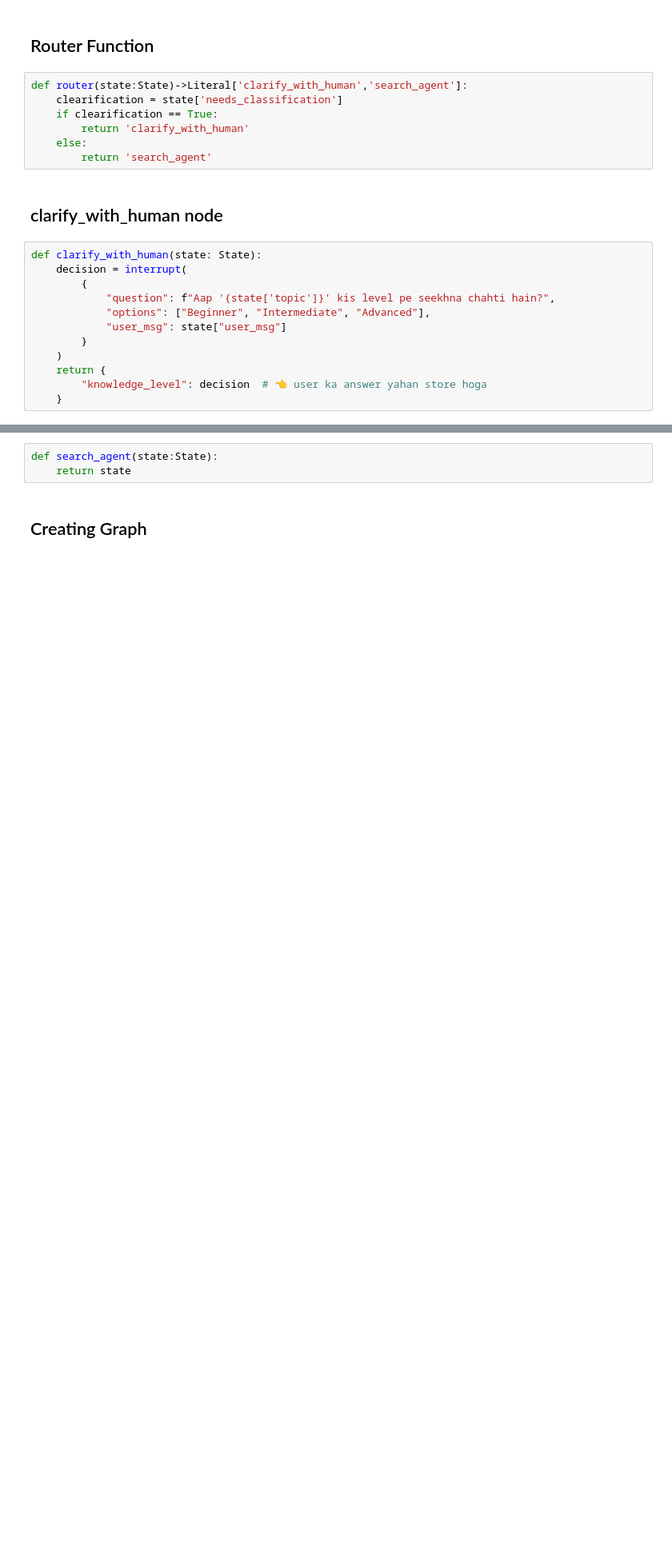
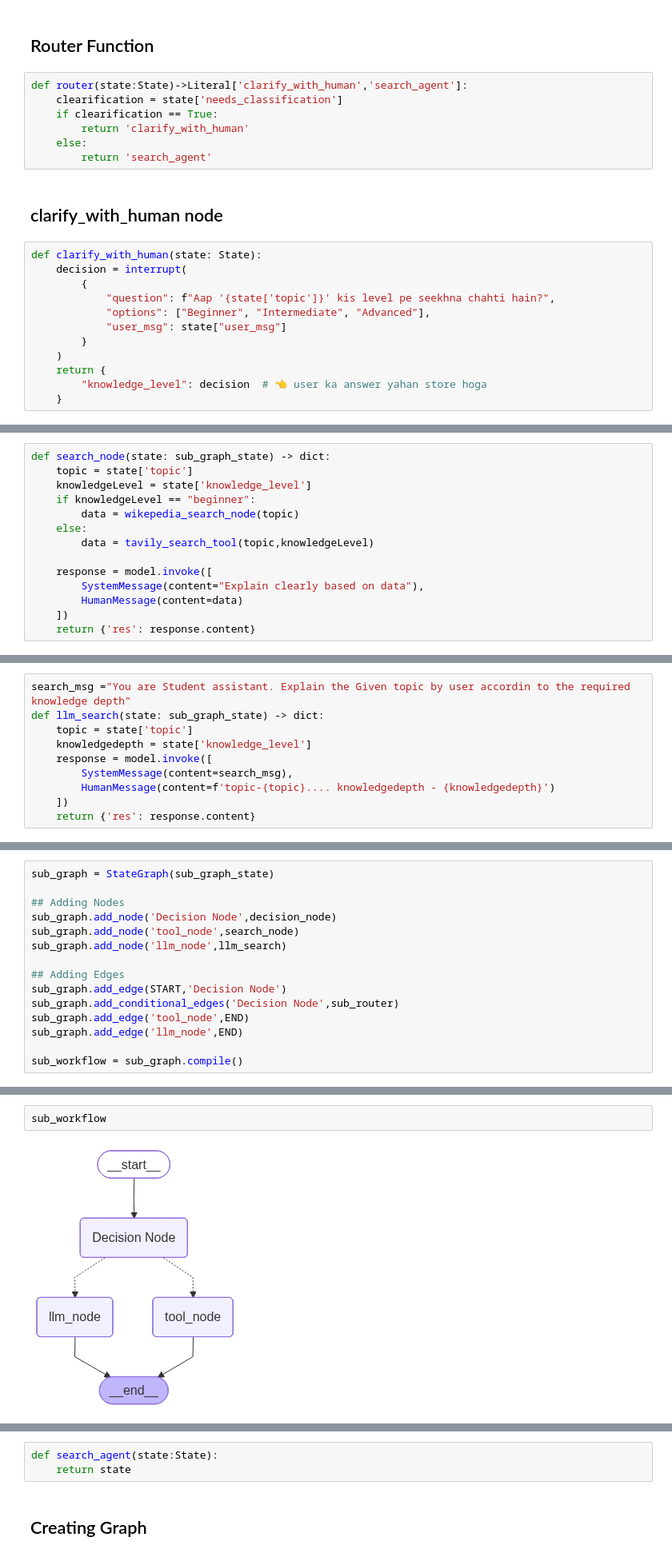
Before and after one commit to AmnaAli45/AI-Study-Budy---Multi-Agent-Workflow, a Jupyter notebook: project.ipynb, the cells around one changed output, grey strips where cells are left out. Shown at 80% size. Cells and saved outputs as stored; diff of their text form; blank space fills up the shorter version.

Commit message:
Sub graph is created that will work as a searchagent

```diff
--- a/project.ipynb
+++ b/project.ipynb
@@ -83,0 +171,14 @@ def clarify_with_human(state: State):
+# %%
+def search_node(state: sub_graph_state) -> dict:
+    topic = state['topic']
+    knowledgeLevel = state['knowledge_level']
+    if knowledgeLevel == "beginner":
+        data = wikepedia_search_node(topic)
+    else:
+        data = tavily_search_tool(topic,knowledgeLevel)
+
+    response = model.invoke([
+        SystemMessage(content="Explain clearly based on data"),
+        HumanMessage(content=data)
+    ])
+    return {'res': response.content}
@@ -83,0 +187,10 @@ def clarify_with_human(state: State):
+# %%
+search_msg ="You are Student assistant. Explain the Given topic by user accordin to the required knowledge depth"
+def llm_search(state: sub_graph_state) -> dict:
+    topic = state['topic']
+    knowledgedepth = state['knowledge_level']
+    response = model.invoke([
+        SystemMessage(content=search_msg),
+        HumanMessage(content=f'topic-{topic}.... knowledgedepth - {knowledgedepth}')
+    ])
+    return {'res': response.content}
@@ -83,0 +199,15 @@ def clarify_with_human(state: State):
+# %%
+sub_graph = StateGraph(sub_graph_state)
+
+## Adding Nodes
+sub_graph.add_node('Decision Node',decision_node)
+sub_graph.add_node('tool_node',search_node)
+sub_graph.add_node('llm_node',llm_search)
+
+## Adding Edges
+sub_graph.add_edge(START,'Decision Node')
+sub_graph.add_conditional_edges('Decision Node',sub_router)
+sub_graph.add_edge('tool_node',END)
+sub_graph.add_edge('llm_node',END)
+
+sub_workflow = sub_graph.compile()
@@ -83,0 +218,4 @@ def clarify_with_human(state: State):
+# %%
+sub_workflow
+# %% [output]
+[figure, added]
```
Also changed, not shown: parts of 24 cells of this notebook.
